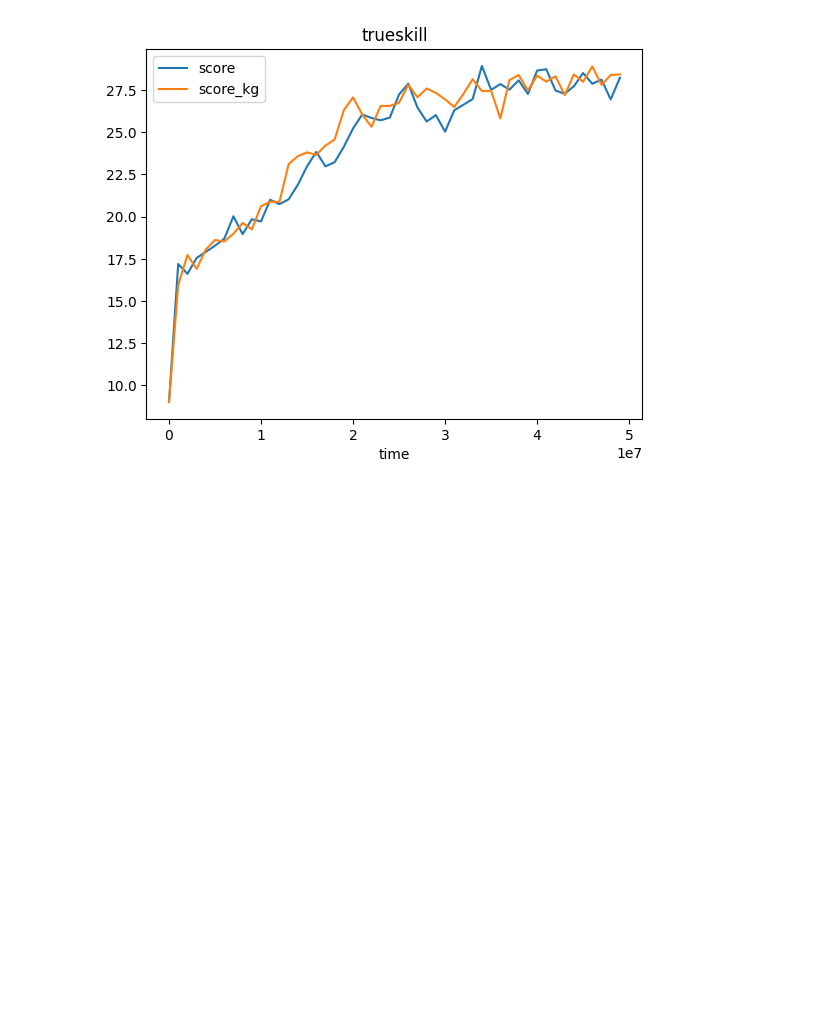
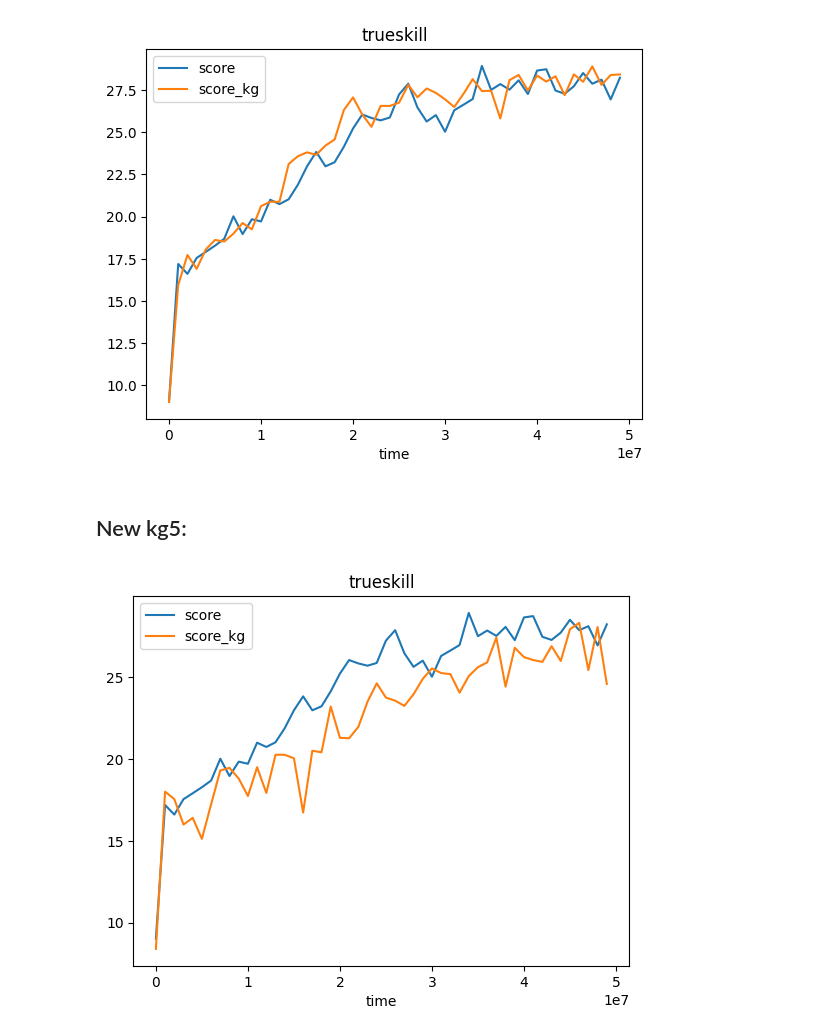
Before and after one commit to adFrej/kg-rl-rts, a Jupyter notebook: training_loss.ipynb, the cells around one changed output. Drawn from its saved outputs; the diff is of its cells as text; code cells hidden in the pictures; blank space fills up the shorter version.

```diff
--- a/training_loss.ipynb
+++ b/training_loss.ipynb
@@ -186,3 +186,17 @@ draw_score_by_list([
 ])
 # %% [output]
 [figure]
+# %% [markdown]
+## New kg5:
+# %%
+# 6 walk depth
+draw_score_by_list([
+    r"MicroRTSGridModeVecEnv__ppo_gridnet____8__1724231973",
+    r"MicroRTSGridModeVecEnv__ppo_gridnet____9__1724275145",
+    r"MicroRTSGridModeVecEnv__ppo_gridnet____10__1724368618",
+    r"MicroRTSGridModeVecEnv__ppo_gridnet____11__1725054040",
+], [
+    r"MicroRTSGridModeVecEnv__ppo_gridnet__prior__kg5__23__1725320057",
+])
+# %% [output]
+[figure, added]
```
Also changed, not shown: 1 other file.
